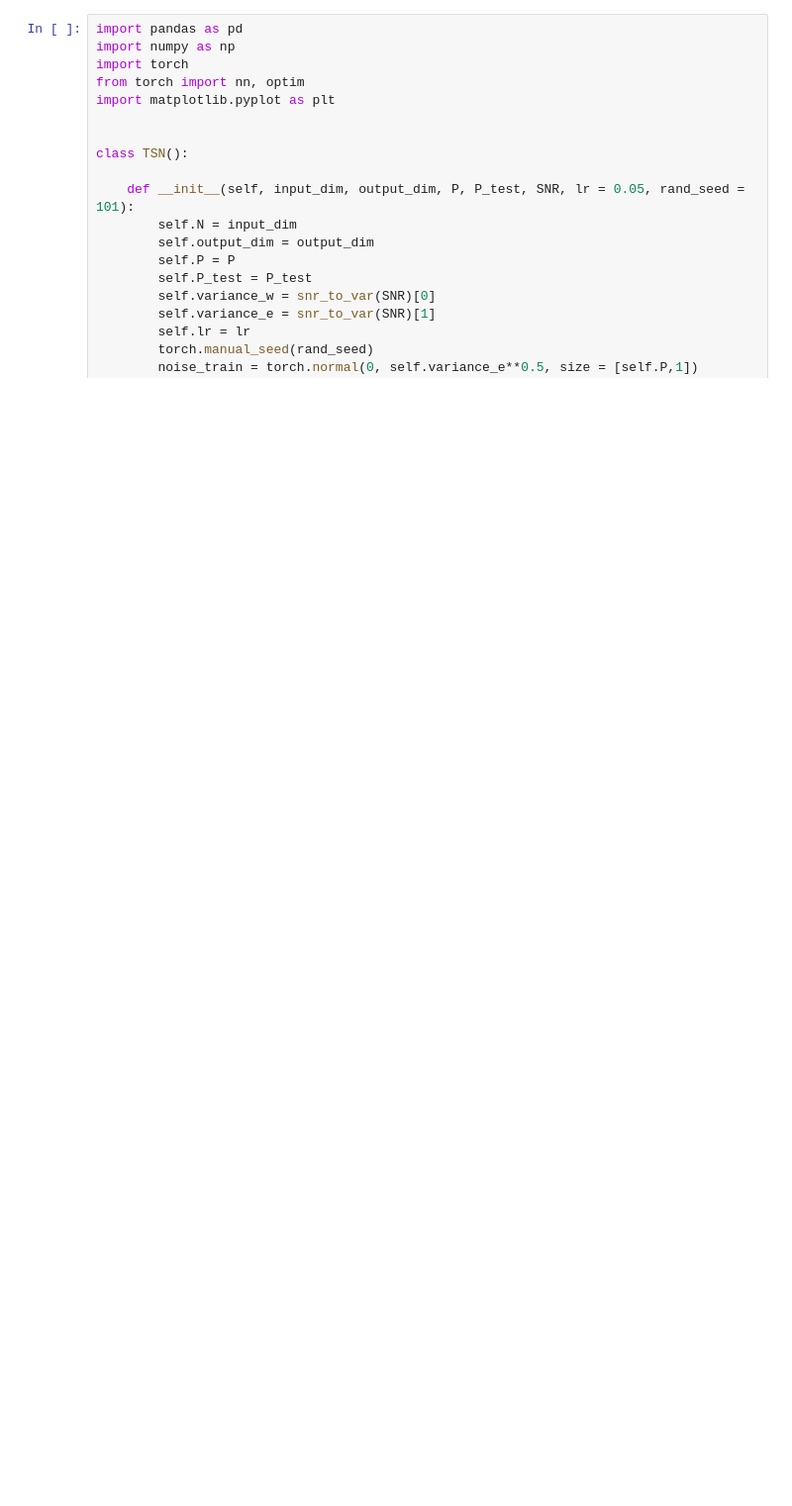
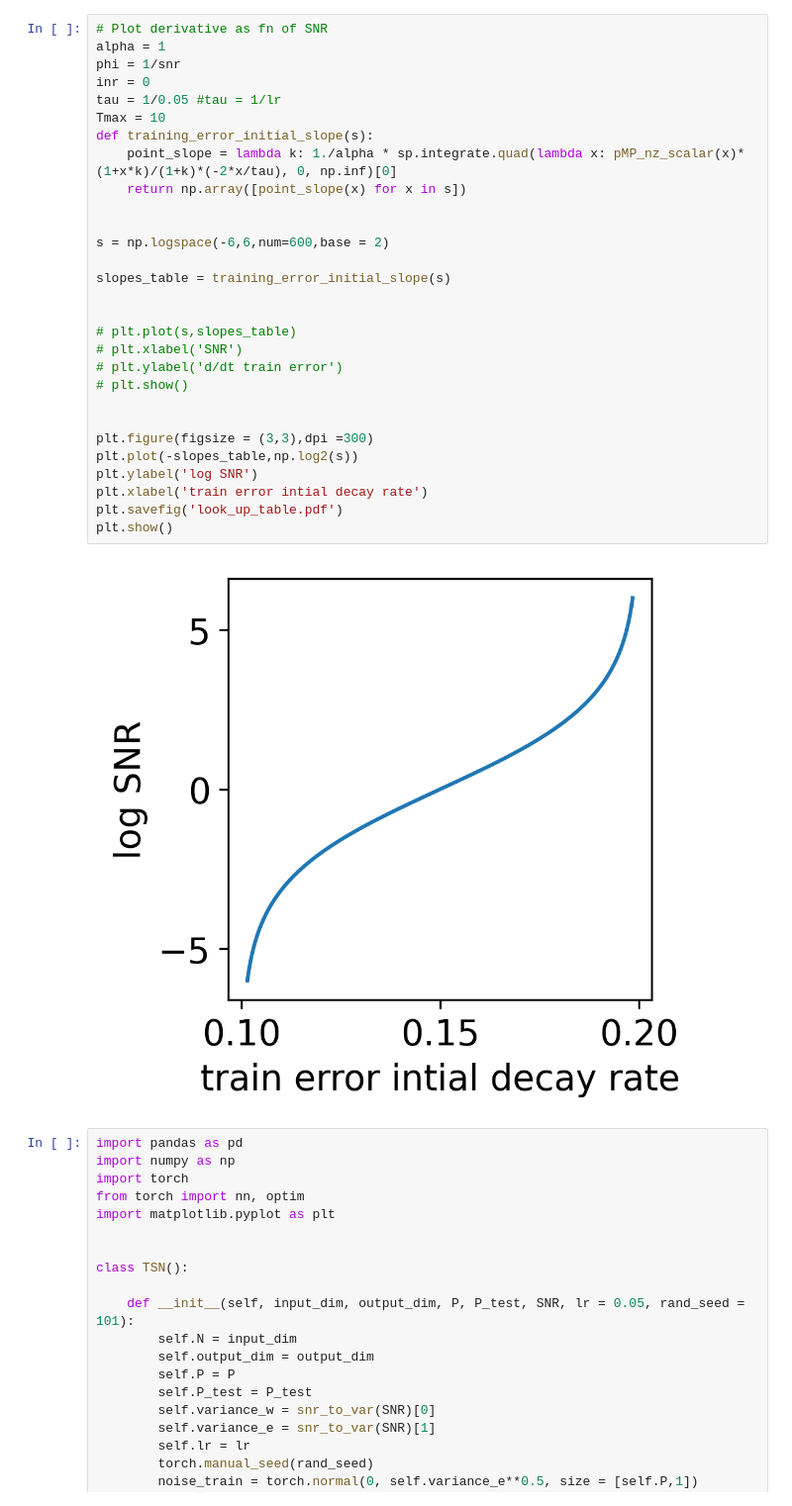
Before and after one commit to kodai-utsunomiya/memorization-and-generalization, a Jupyter notebook: Organizing_memories_for_generalization_in_complementary_learning_systems.ipynb, the cells around one changed output. Shown at 99% size. Cells and saved outputs as stored; diff of their text form; blank space fills up the shorter version.

```diff
--- a/Organizing_memories_for_generalization_in_complementary_learning_systems.ipynb
+++ b/Organizing_memories_for_generalization_in_complementary_learning_systems.ipynb
@@ -3,3 +869,34 @@
+# %%
+# Plot derivative as fn of SNR
+alpha = 1
+phi = 1/snr
+inr = 0
+tau = 1/0.05 #tau = 1/lr
+Tmax = 10
+def training_error_initial_slope(s):
+    point_slope = lambda k: 1./alpha * sp.integrate.quad(lambda x: pMP_nz_scalar(x)*(1+x*k)/(1+k)*(-2*x/tau), 0, np.inf)[0]
+    return np.array([point_slope(x) for x in s])
+
+
+s = np.logspace(-6,6,num=600,base = 2)
+
+slopes_table = training_error_initial_slope(s)
+
+
+# plt.plot(s,slopes_table)
+# plt.xlabel('SNR')
+# plt.ylabel('d/dt train error')
+# plt.show()
+
+
+plt.figure(figsize = (3,3),dpi =300)
+plt.plot(-slopes_table,np.log2(s))
+plt.ylabel('log SNR')
+plt.xlabel('train error intial decay rate')
+plt.savefig('look_up_table.pdf')
+plt.show()
+# %% [output]
+[figure, added]
 # %%
 import pandas as pd
 import numpy as np
```
Also changed, not shown: parts of 25 cells of this notebook.
